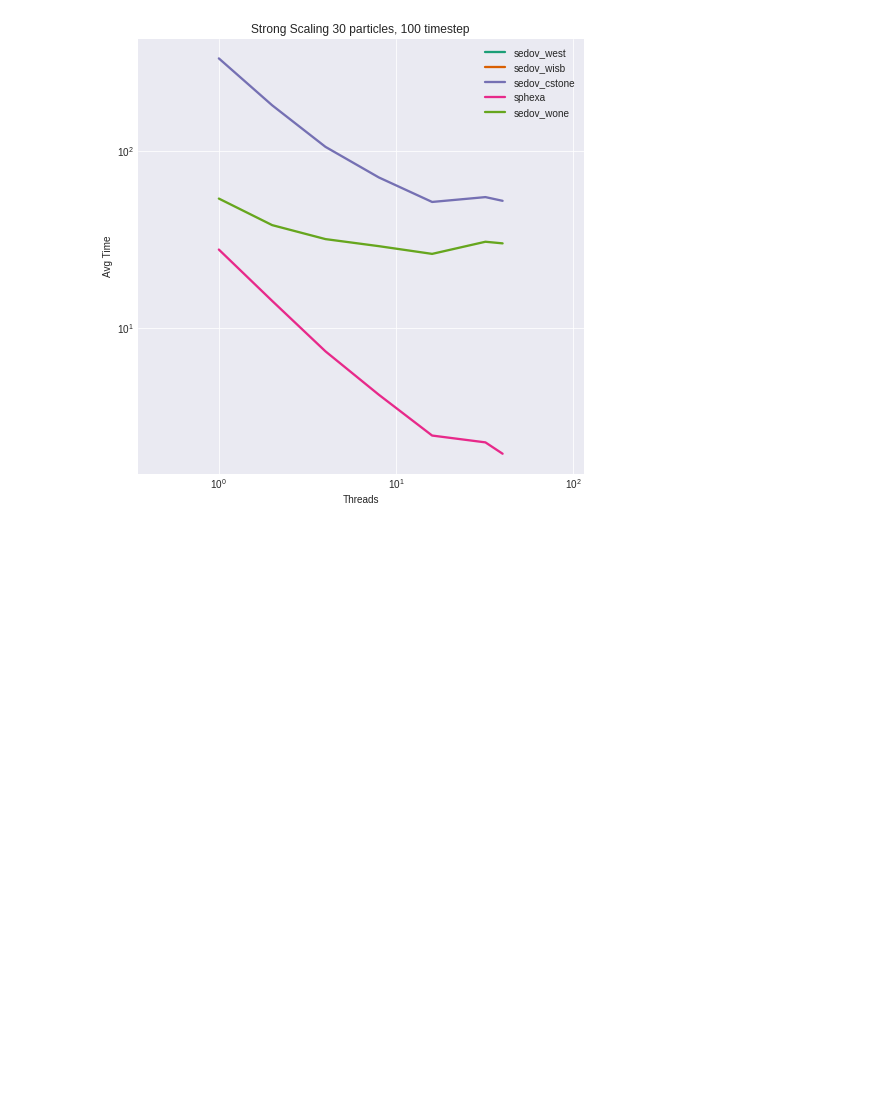
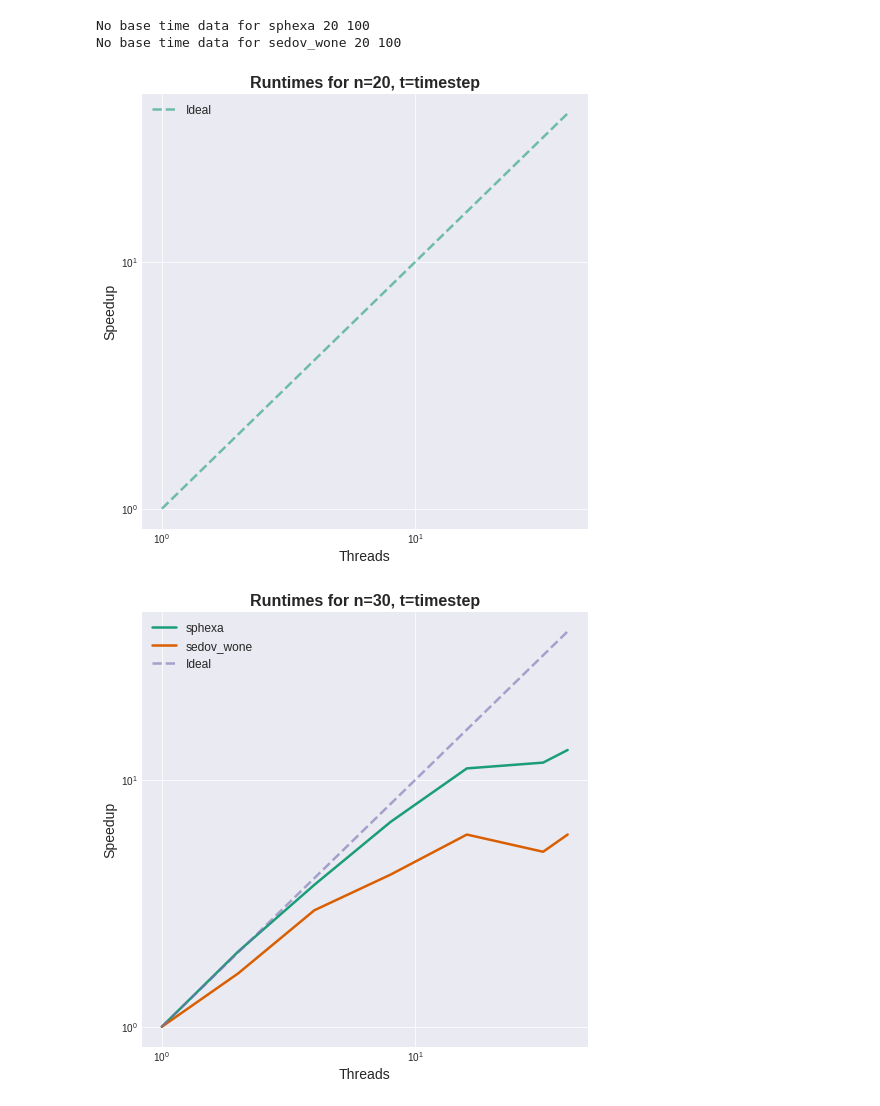
Before and after one commit to MaciejWdev/wash-perf-analysis, a Jupyter notebook: analysis.ipynb, the cells around one changed output. Saved outputs shown, nothing was run; the diff lists cells and outputs as text; code cells hidden in the pictures; blank space fills up the shorter version.

```diff
--- a/analysis.ipynb
+++ b/analysis.ipynb
@@ -12,13 +21,18 @@ plt.rcParams['axes.prop_cycle'] = plt.cycler(color=plt.cm.Dark2.colors)
 # %%
 # Load Data
-sph_exa = ['sphexa']
+sph_exa = ['sphexa','sphexa_cuda']
 sedov_versions = ['sedov_wone',
             'sedov_cstone',
             'sedov_west',
             'sedov_wisb',
-            'sedov_wser',]
+            'sedov_wser',
+            'sphexa_cuda_nogpu',
+            ]
 
 outputdir = "./out/"
+# %%
+# Matplotlib
+plt.rcParams['legend.fontsize'] = 'large'
 # %%
 allresults = []
 # Read file line by line
@@ -73,4 +121,6 @@ sphexa
 # %%
 allresults = pd.DataFrame(allresults)
-allresults.columns = ['Version','n_particles','Total Particles','Timestep','Threads','AvgTime','Trials']
-print(allresults)
+allresults.columns = ['Version','Output','n_particles','Total Particles','Timestep','Threads','Nodes','AvgTime','TrueAvgTime','Stdev','TrueStdev','Trials']
+# print(allresults)
+allresults['TotalThreads'] = allresults['Threads'] * allresults['Nodes']
+# print(allresults[allresults['Version'] == 'sedov_cstone'].sort_values(by=['Threads','Output']))
@@ -95,27 +190,40 @@ print(allresults)
 # %%
-def strong_scaling_plot(df, versions,sizes=[20],time=100):
+def strong_scaling_plot(df, versions,sizes=[20],time=100,output=None):
     # subplot for each size
-
     for size in sizes:
         for version in versions:
             data = df[df['Version'] == version]
             data = data[data['n_particles'] == size]
             data = data[data['Timestep'] == time]
-            data = data.sort_values(by='Threads')
-            plt.plot(data['Threads'], data['AvgTime'], label=version,lineWidth=2.5)
+            data = data.sort_values(by='TotalThreads')
+            data = data[data['AvgTime'].notnull()]
+            if data[data['Threads'] == 1]['AvgTime'].isnull().all():
+                print(f"No base time data for {version} {size} {time}")
+                continue
+            basetime = data[data['Threads'] == 1]['AvgTime'].values[0]
+            if (version == 'sedov_wisb' or version == 'sedov_west') and not data['AvgTime'].isnull().all():
+                y = 1.0
+                threadnums = [1,2,4,8,16,32,40]
+                plt.plot(threadnums,[y]*len(threadnums), label=version,lineWidth=2.5)
+            elif version != 'sedov_wisb':
+                plt.plot(data['TotalThreads'], 1/(data['AvgTime']/basetime), label=version,lineWidth=2.5)
         # larger size
-        plt.rcParams["figure.figsize"] = (8,8)
+        # plot y=x
+        plt.plot([1,40],[1,40],label='Ideal',lineWidth=2.5,linestyle='--',alpha=0.6)
         plt.xlabel('Threads')
-        plt.ylabel('Avg Time')
+        plt.ylabel('Speedup')
         plt.yscale('log')
         plt.xscale('log')
         plt.grid(True)
         # equal axes
-        plt.axis('equal')
-        plt.title(f'Strong Scaling {size} particles, {time} timestep')
+        # plt.axis('equal')
         plt.legend()
+        plt.title(f'Runtimes for n={size}, t=timestep')
+
         plt.show()
-
-strong_scaling_plot(allresults, ['sedov_west','sedov_wisb','sedov_cstone','sphexa','sedov_wone'],sizes=[30],time=100)
+strong_scaling_plot(allresults[allresults['Output'] == False], ['sphexa','sedov_wone'],sizes=[20,30,100],time=100)
 # %% [output]
+No base time data for sphexa 20 100
+No base time data for sedov_wone 20 100
-[figure, old version]
+[figure, new version]
+[figure, added]
```
Also changed, not shown: parts of 8 cells of this notebook.
